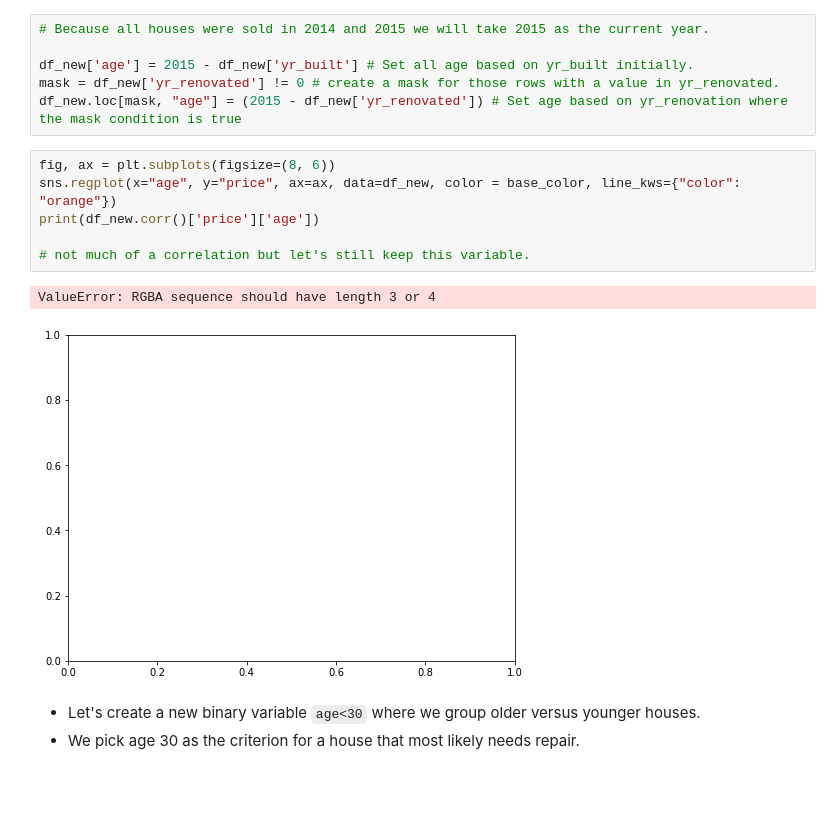
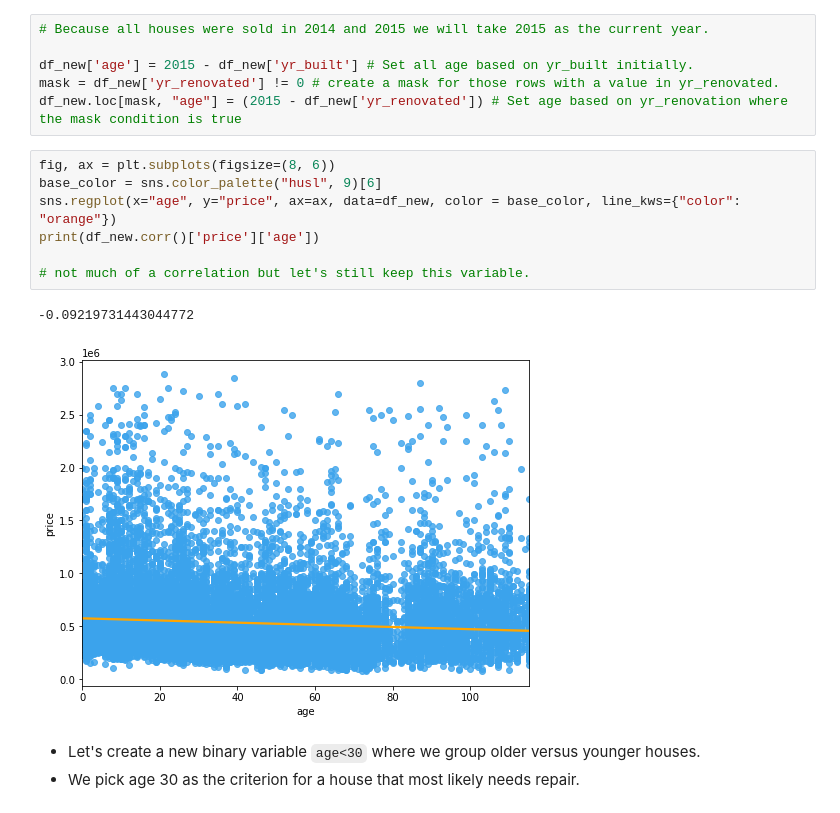
Before and after one commit to erdemiraysu/KingCounty_House_Sales_Regression, a Jupyter notebook: KingCountySales.ipynb, the cells around one changed output. Drawn from its saved outputs; the diff is of its cells as text; blank space fills up the shorter version.

```diff
--- a/KingCountySales.ipynb
+++ b/KingCountySales.ipynb
@@ -678,13 +709,14 @@ mask = df_new['yr_renovated'] != 0 # create a mask for those rows with a value i
 df_new.loc[mask, "age"] = (2015 - df_new['yr_renovated']) # Set age based on yr_renovation where the mask condition is true
 # %%
 fig, ax = plt.subplots(figsize=(8, 6))
+base_color = sns.color_palette("husl", 9)[6]
 sns.regplot(x="age", y="price", ax=ax, data=df_new, color = base_color, line_kws={"color": "orange"})
 print(df_new.corr()['price']['age'])
 
 # not much of a correlation but let's still keep this variable.
 # %% [output]
-ValueError: RGBA sequence should have length 3 or 4
+-0.09219731443044772
-[figure, old version]
+[figure, new version]
 # %% [markdown]
 - Let's create a new binary variable `age<30` where we group older versus younger houses.
 - We pick age 30 as the criterion for a house that most likely needs repair.
```
Also changed, not shown: parts of 91 cells of this notebook.
